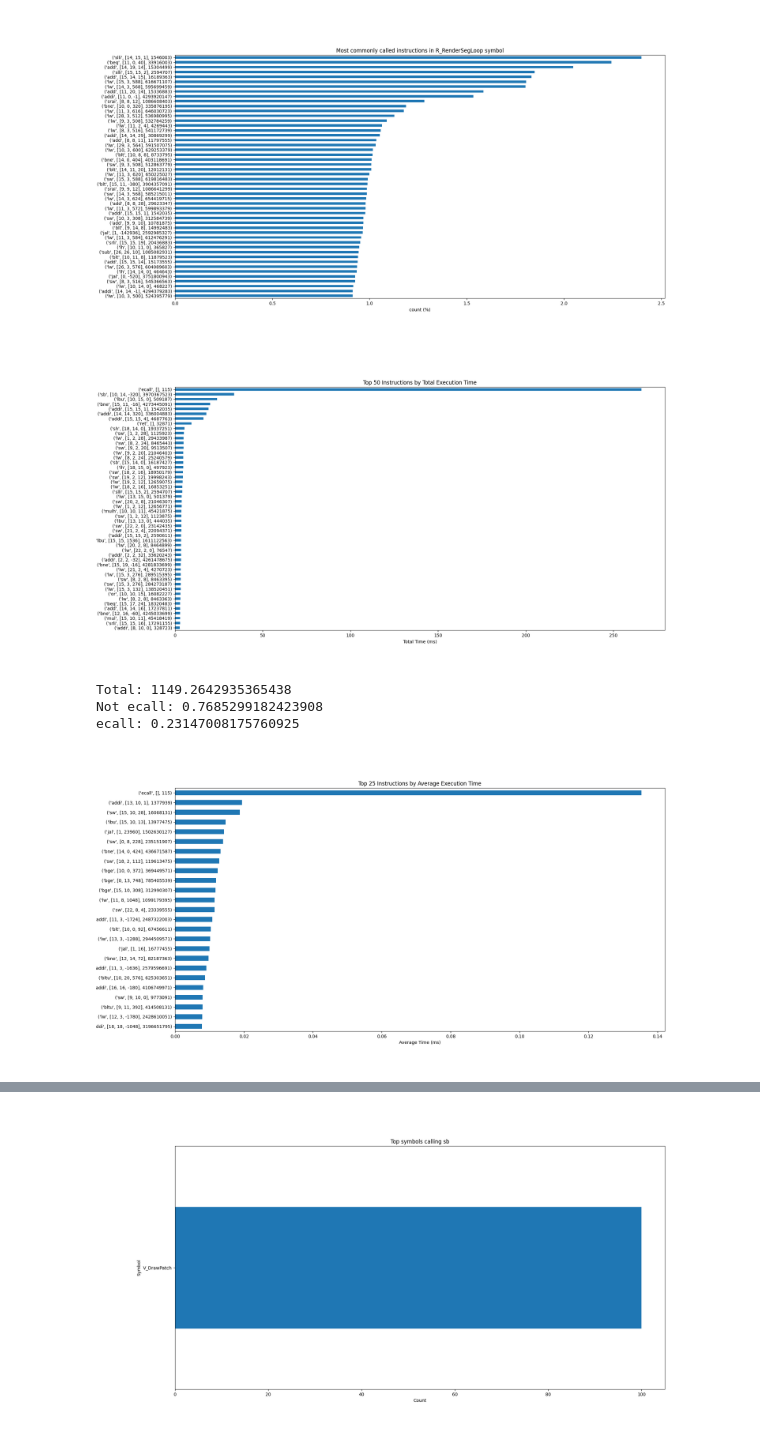
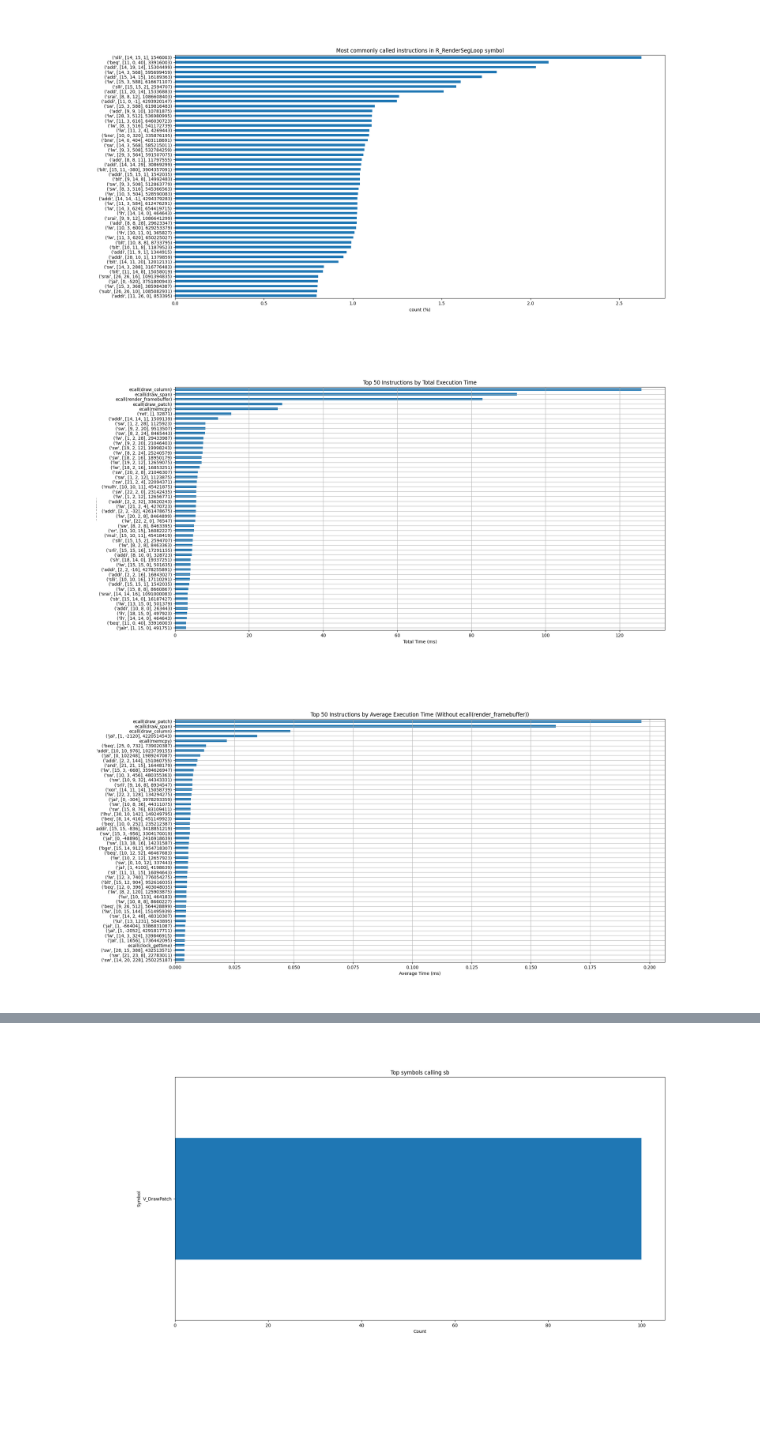
Before and after one commit to vladvis/risc-v-wow-emu, a Jupyter notebook: tools/profiling.ipynb, the cells around one changed output, grey strips where cells are left out. Cells and saved outputs as stored; diff of their text form; code cells hidden in the pictures; blank space fills up the shorter version.

Commit message:
frame rendering updates

```diff
--- a/tools/profiling.ipynb
+++ b/tools/profiling.ipynb
@@ -21,8 +22,8 @@ def parse_prof_file(path):
             in records_raw
         ]
 
-        types = (int, int, int, float)
-        names = ('pc', 'ra', 'instr', 't')
+        types = (int, int, int, int, float)
+        names = ('pc', 'ra', 'r7', 'instr', 't')
         records = [
             {name: dtype(val) for name, dtype, val in zip(names, types, x)}
             for x
@@ -72,5 +94,11 @@ len(symbol_lookup), len(set(symbol_lookup.values()))
 prof_df['symbol'] = prof_df.apply(lambda row: symbol_lookup.get(row.pc), axis=1)
 prof_df['ra_symbol'] = prof_df.apply(lambda row: symbol_lookup.get(row.ra), axis=1)
 prof_df['instr_decoded'] = prof_df.apply(lambda row: decode_instr(struct.pack('I', row.instr)), axis=1)
-prof_df['instr_decoded_str'] = prof_df.apply(lambda row: str(row.instr_decoded), axis=1)
+
+
+def inst_decoder(row):
+    if row.instr_decoded[2] == 115: # ecall
+        return f'ecall({syscalls[row.r7]})'
+    return str(row.instr_decoded)
+prof_df['instr_decoded_str'] = prof_df.apply(inst_decoder, axis=1)
 # %%
@@ -145,7 +173,7 @@ plt.title(f'Most commonly called instructions in {symbol} symbol')
 
 plt.show()
 # %% [output]
-[figure, old version]
+[figure, new version]
 # %%
 
 total_time = prof_df.groupby('instr_decoded_str')['t'].sum()
@@ -160,36 +188,36 @@ top_total_time.sort_values(ascending=True).plot(kind='barh')
 plt.xlabel('Total Time (ms)')
 plt.ylabel('Instruction')
 plt.title(f'Top {top_k} Instructions by Total Execution Time')
-
+plt.grid()
 # Show the plot
 plt.show()
 # %% [output]
-[figure, old version]
+[figure, new version]
 # %%
-not_ecall = prof_df[prof_df['instr_decoded_str']!='(\'ecall\', [], 115)']["t"].sum()
-ecall = prof_df[prof_df['instr_decoded_str']=='(\'ecall\', [], 115)']["t"].sum()
-print(f"Total: {not_ecall + ecall}\nNot ecall: {not_ecall / (not_ecall + ecall)}\necall: {ecall / (not_ecall + ecall)}")
+#not_ecall = prof_df['ecall' in prof_df['instr_decoded_str']]["t"].sum()
+#ecall = prof_df['ecall' in prof_df['instr_decoded_str']]["t"].sum()
+#print(f"Total: {not_ecall + ecall}\nNot ecall: {not_ecall / (not_ecall + ecall)}\necall: {ecall / (not_ecall + ecall)}")
-# %% [output]
-Total: 1149.2642935365438
-Not ecall: 0.7685299182423908
-ecall: 0.23147008175760925
 # %%
-avg_time = prof_df.groupby('instr_decoded_str')['t'].mean()
+dsiabled_instr = "ecall(render_framebuffer)"
 
-top_k = 25
+dd = prof_df[prof_df['instr_decoded_str'] != dsiabled_instr]
+
+avg_time = dd.groupby('instr_decoded_str')['t'].mean()
+
+top_k = 50
 
 top_avg_time = avg_time.nlargest(top_k)
 
 plt.figure(figsize=(20, 10))
 top_avg_time.sort_values(ascending=True).plot(kind='barh')
 
 plt.xlabel('Average Time (ms)')
 plt.ylabel('Instruction')
-plt.title(f'Top {top_k} Instructions by Average Execution Time')
-
+plt.title(f'Top {top_k} Instructions by Average Execution Time (Without {dsiabled_instr})')
+plt.grid()
 plt.show()
 # %% [output]
-[figure, old version]
+[figure, new version]
 # %%
 # Group by 'instr_decoded_str' and calculate total and average time
 total_time = prof_df[prof_df['instr_decoded_str']!='(\'ecall\', [], 115)'].groupby('instr_decoded_str')['t'].sum()
```
Also changed, not shown: parts of 9 cells of this notebook, 7 other files.
